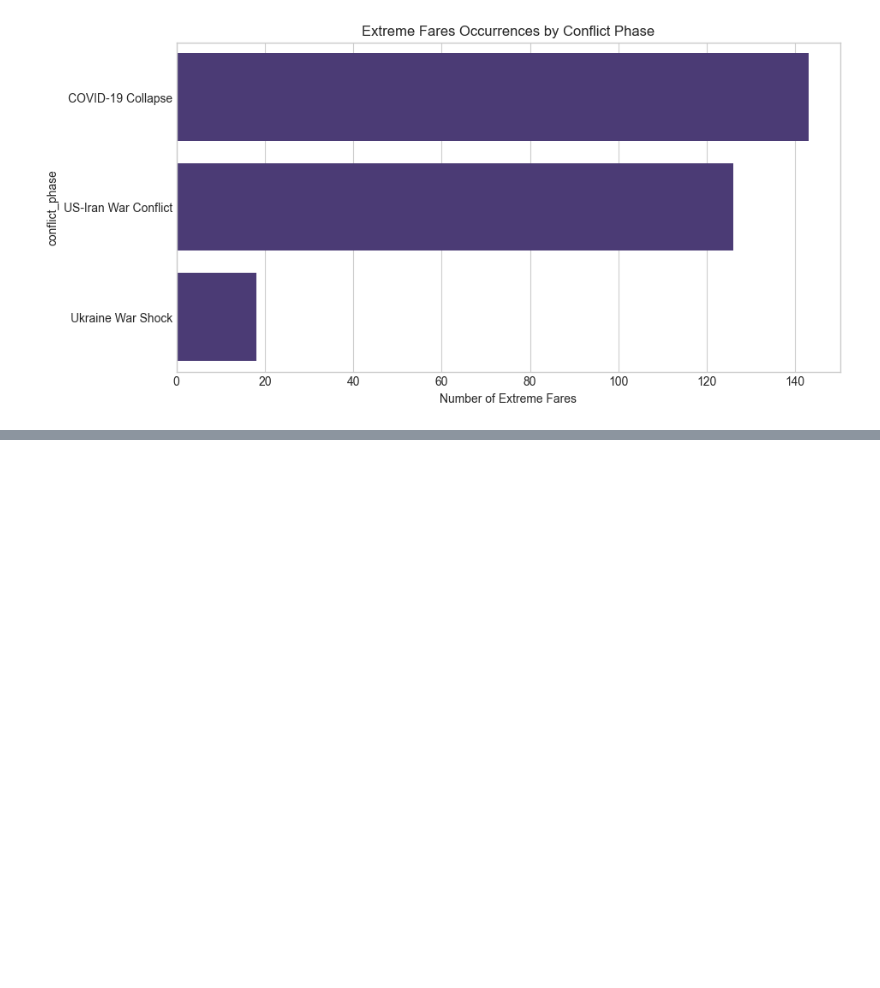
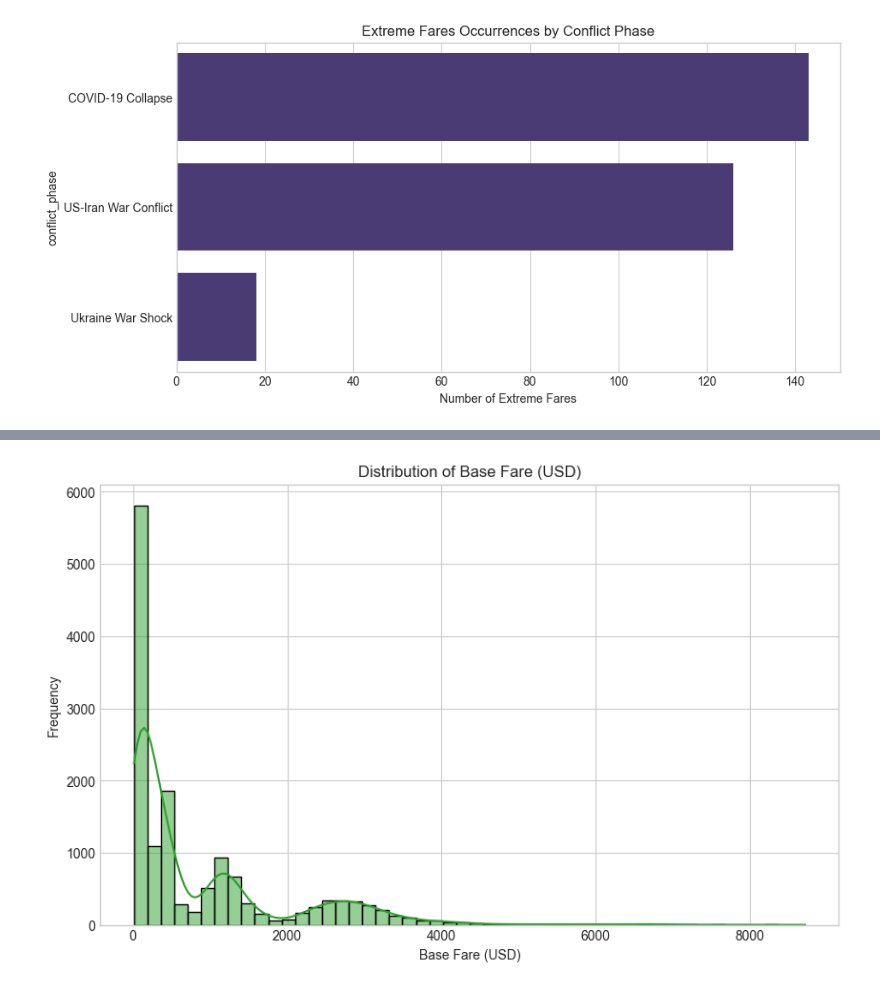
Before and after one commit to Algoastronaut/C_G18_AirlineTicketPricesVsFuelCostsAnalysis, a Jupyter notebook: notebooks/03_eda.ipynb, the cells around one changed output, grey strips where cells are left out. Drawn from its saved outputs; the diff is of its cells as text; code cells hidden in the pictures; blank space fills up the shorter version.

```diff
--- a/notebooks/03_eda.ipynb
+++ b/notebooks/03_eda.ipynb
@@ -127,0 +141,10 @@ Total extreme fare records: 287
+# %%
+# Distribution of Base Fare (USD)
+plt.figure(figsize=(10, 6))
+sns.histplot(df['base_fare_usd'], bins=50, kde=True, color='tab:green')
+plt.title('Distribution of Base Fare (USD)')
+plt.xlabel('Base Fare (USD)')
+plt.ylabel('Frequency')
+plt.show()
+# %% [output]
+[figure, added]
```
Also changed, not shown: parts of 6 cells of this notebook.
